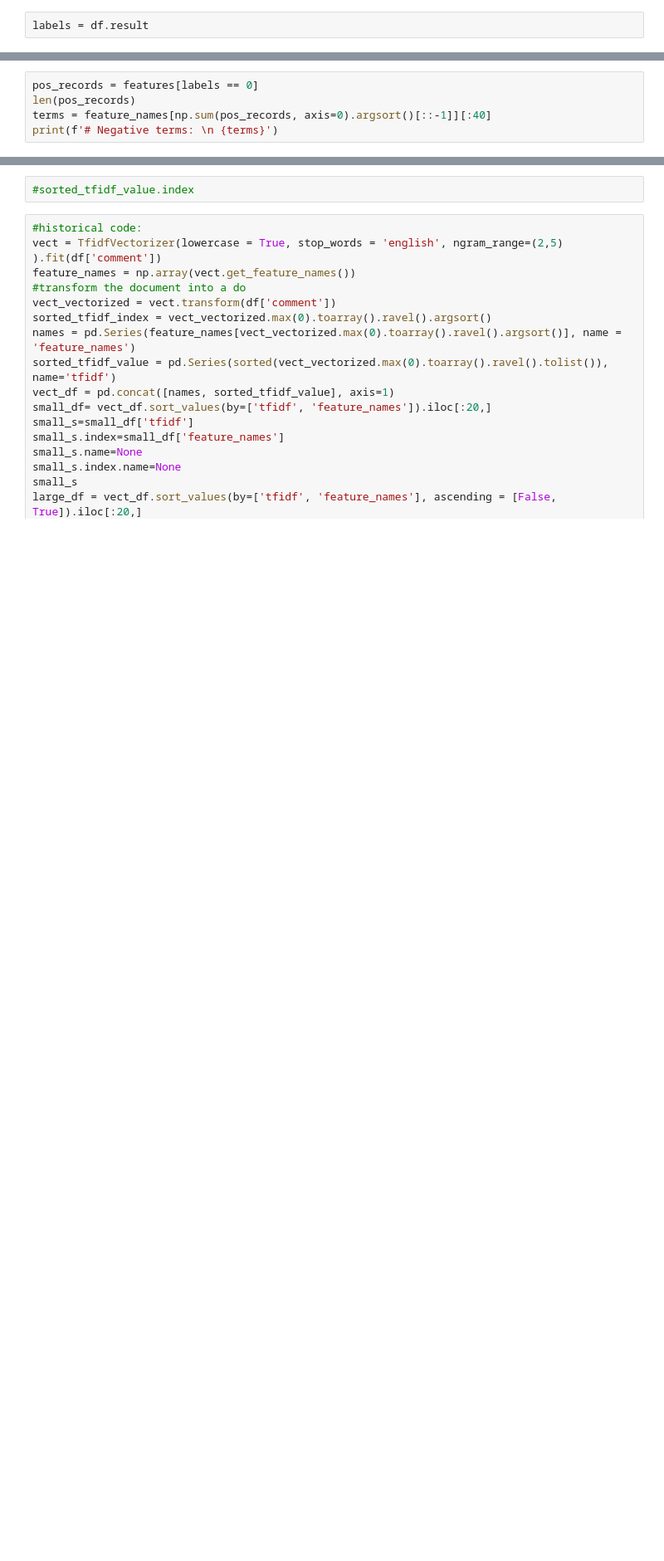
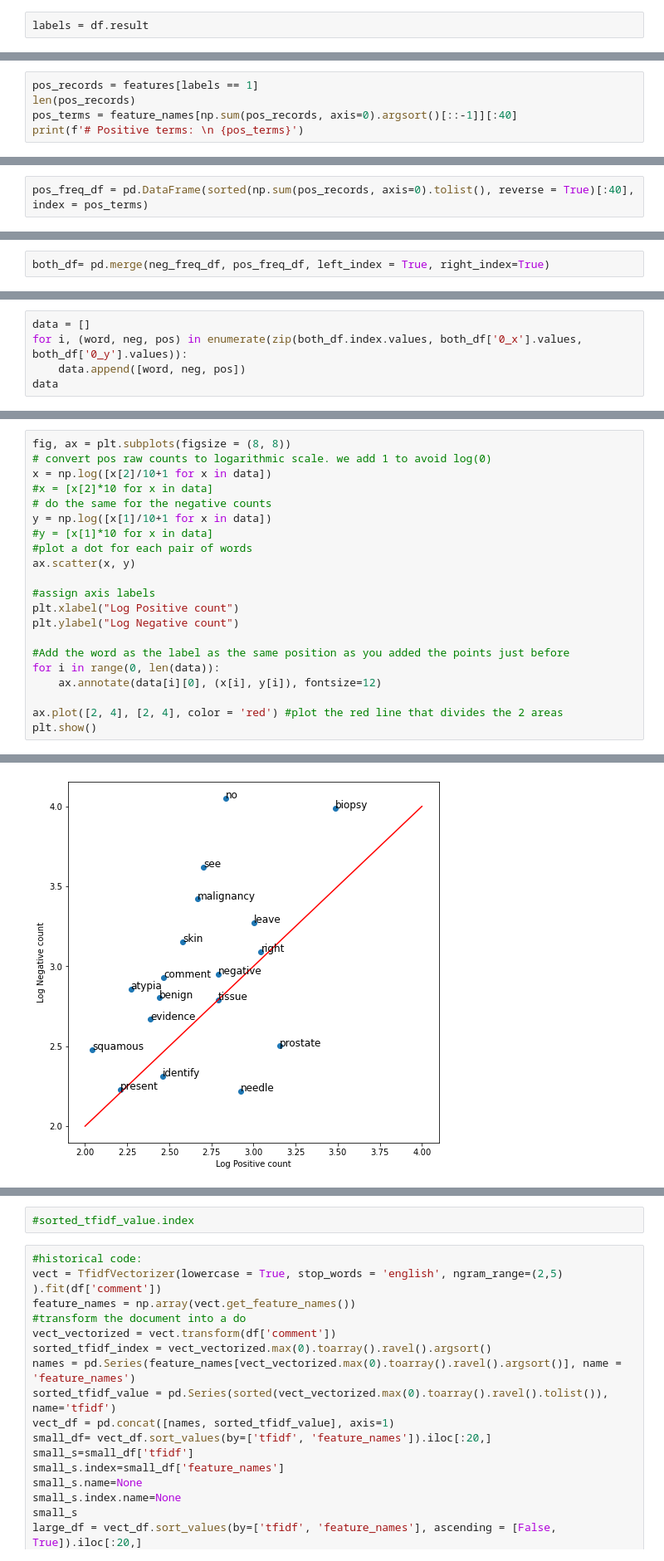
Before and after one commit to yaolsenarch/CancerClassification, a Jupyter notebook: appV2_data_exploration.ipynb, the cells around one changed output, grey strips where cells are left out. Shown at 83% size. Cells and saved outputs as stored; diff of their text form; blank space fills up the shorter version.

```diff
--- a/appV2_data_exploration.ipynb
+++ b/appV2_data_exploration.ipynb
@@ -92,5 +276,5 @@ df1#.iloc[1:2, 300:350]
 # %%
-pos_records = features[labels == 0]
+pos_records = features[labels == 1]
 len(pos_records)
-terms = feature_names[np.sum(pos_records, axis=0).argsort()[::-1]][:40]
-print(f'# Negative terms: \n {terms}')
+pos_terms = feature_names[np.sum(pos_records, axis=0).argsort()[::-1]][:40]
+print(f'# Positive terms: \n {pos_terms}')
@@ -101,0 +290,2 @@ print(f'# Positive terms: \n {terms}')
+# %%
+pos_freq_df = pd.DataFrame(sorted(np.sum(pos_records, axis=0).tolist(), reverse = True)[:40], index = pos_terms)
@@ -101,0 +295,2 @@ print(f'# Positive terms: \n {terms}')
+# %%
+both_df= pd.merge(neg_freq_df, pos_freq_df, left_index = True, right_index=True)
@@ -101,0 +299,5 @@ print(f'# Positive terms: \n {terms}')
+# %%
+data = []
+for i, (word, neg, pos) in enumerate(zip(both_df.index.values, both_df['0_x'].values, both_df['0_y'].values)):
+    data.append([word, neg, pos])
+data
@@ -101,0 +325,22 @@ print(f'# Positive terms: \n {terms}')
+# %%
+fig, ax = plt.subplots(figsize = (8, 8))
+# convert pos raw counts to logarithmic scale. we add 1 to avoid log(0)
+x = np.log([x[2]/10+1 for x in data])
+#x = [x[2]*10 for x in data]
+# do the same for the negative counts
+y = np.log([x[1]/10+1 for x in data])
+#y = [x[1]*10 for x in data]
+#plot a dot for each pair of words
+ax.scatter(x, y)
+
+#assign axis labels
+plt.xlabel("Log Positive count")
+plt.ylabel("Log Negative count")
+
+#Add the word as the label as the same position as you added the points just before
+for i in range(0, len(data)):
+    ax.annotate(data[i][0], (x[i], y[i]), fontsize=12)
+
+ax.plot([2, 4], [2, 4], color = 'red') #plot the red line that divides the 2 areas
+plt.show()
+# %% [output]
@@ -102,3 +353,4 @@ print(f'# Positive terms: \n {terms}')
+[figure, added]
 # %%
 #find out the most relevent unigram/bigram terms related to negative
 features[labels == 1 ]
```
Also changed, not shown: parts of 37 cells of this notebook.
